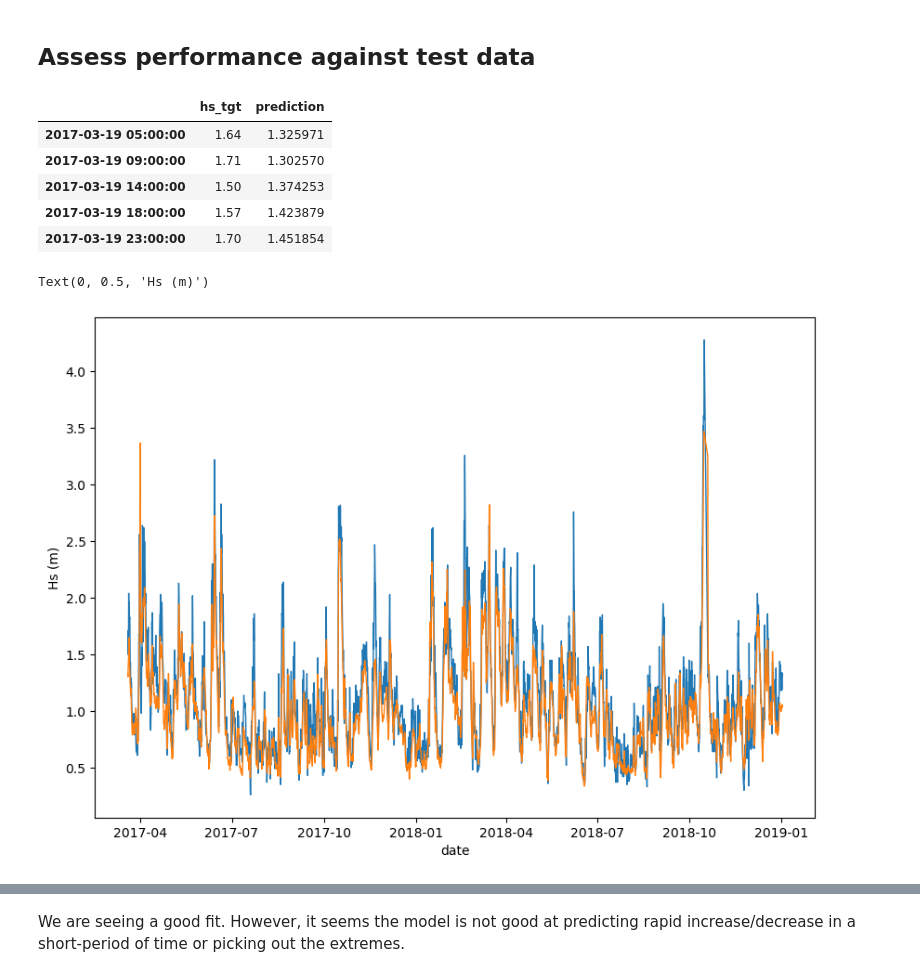
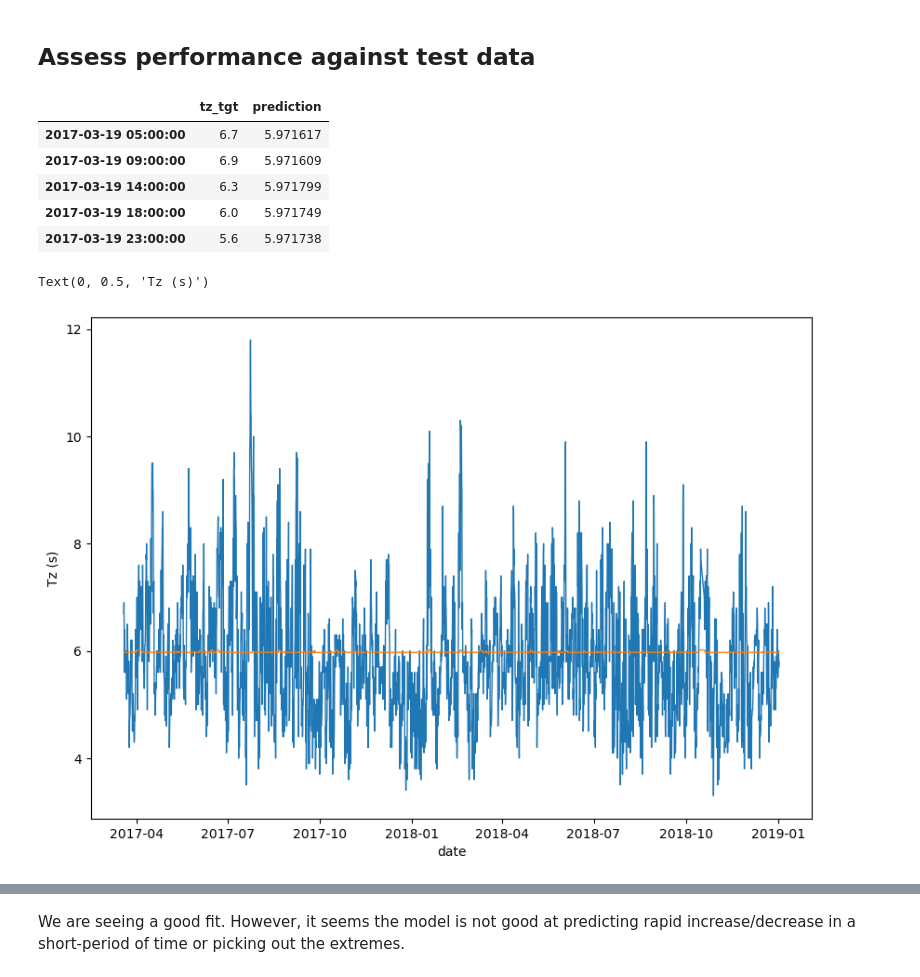
Before and after one commit to DrakonianMight/ML_1dSpec, a Jupyter notebook: notebooks/torch_toObs_Spec1D_tz.ipynb, the cells around one changed output, grey strips where cells are left out. Drawn from its saved outputs; the diff is of its cells as text; code cells hidden in the pictures.

Commit message:
additional plotting

```diff
--- a/notebooks/torch_toObs_Spec1D_tz.ipynb
+++ b/notebooks/torch_toObs_Spec1D_tz.ipynb
@@ -128,3 +141,5 @@ merged_df = merged_df.iloc[::3, :] #make 2 hourly
+# %%
+merged_df['tz_tgt'] = merged_df['tz_tgt'].round(1)
 # %% [markdown]
 ## Keep some independent data
 # %%
@@ -151,10 +166,9 @@ features_col = ['0.035', '0.0385', '0.04235', '0.046585', '0.051244', '0.056368'
        '0.062005', '0.068205', '0.075026', '0.082528', '0.090781', '0.099859',
        '0.109845', '0.12083', '0.132912', '0.146204', '0.160824', '0.176907',
        '0.194597', '0.214057', '0.235463', '0.259009', '0.28491', '0.313401',
-       '0.344741', '0.379215', '0.417136', '0.45885', '0.504735','hs','dm_sin', 'dm_cos',
-       'month', 'day', 'hour']
+       '0.344741', '0.379215', '0.417136', '0.45885', '0.504735','tm02','dm_sin','hour_sin', 'hs','hmax']
 # %%
-labels_col = ['hs_tgt']
+labels_col = ['tz_tgt']
 # %%
 features = merged_df[features_col].values
 labels = merged_df[labels_col].values
@@ -374,21 +379,21 @@ plot_df = plot_df.iloc[-plot_len:]
 plot_df['prediction'] = test_predictions
 plot_df.head(5)
 # %% [output]
-|  | hs_tgt | prediction |
-| 2017-03-19 05:00:00 | 1.64 | 1.325971 |
-| 2017-03-19 09:00:00 | 1.71 | 1.302570 |
-| 2017-03-19 14:00:00 | 1.50 | 1.374253 |
-| 2017-03-19 18:00:00 | 1.57 | 1.423879 |
-| 2017-03-19 23:00:00 | 1.70 | 1.451854 |
+|  | tz_tgt | prediction |
+| 2017-03-19 05:00:00 | 6.7 | 5.971617 |
+| 2017-03-19 09:00:00 | 6.9 | 5.971609 |
+| 2017-03-19 14:00:00 | 6.3 | 5.971799 |
+| 2017-03-19 18:00:00 | 6.0 | 5.971749 |
+| 2017-03-19 23:00:00 | 5.6 | 5.971738 |
 # %%
 fig = plt.figure(figsize = (10, 7))
 plt.plot(plot_df[labels_col], label='Actual Hs', linewidth=1)
 plt.plot(plot_df['prediction'], label='One-step Prediction', linewidth=1)
 plt.xlabel('date')
-plt.ylabel('Hs (m)')
+plt.ylabel('Tz (s)')
 # %% [output]
-Text(0, 0.5, 'Hs (m)')
+Text(0, 0.5, 'Tz (s)')
-[figure, old version]
+[figure, new version]
 # %%
 fig = plt.figure(figsize = (7, 7))
 plt.plot([0,5], [0,5], color = 'grey')
```
Also changed, not shown: parts of 30 cells of this notebook, 14 other files.
